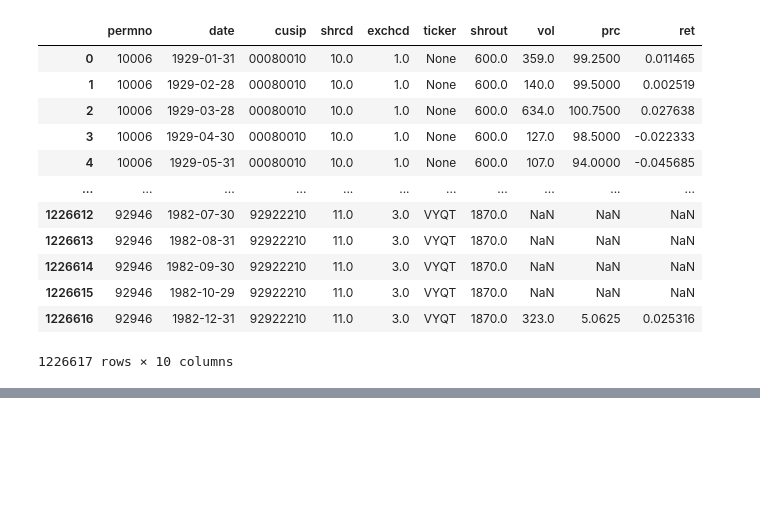
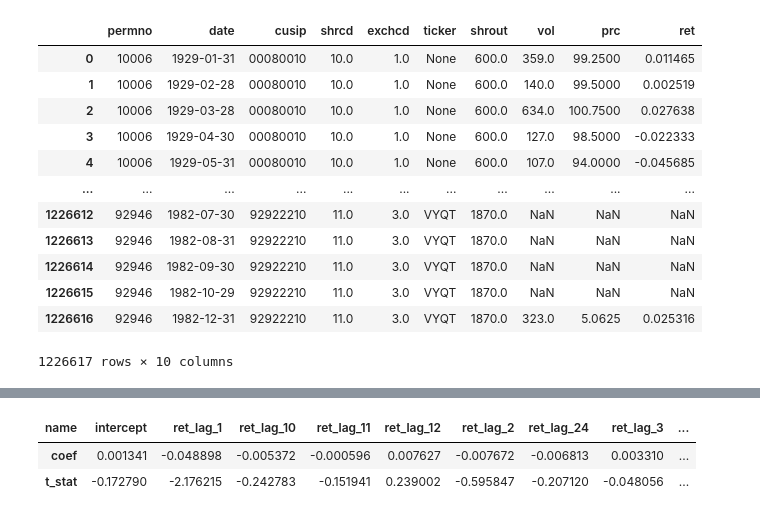
Before and after one commit to andrewhall1124/pairs_trading, a Jupyter notebook: research/notebooks/exp_reversal.ipynb, the cells around one changed output, grey strips where cells are left out. Saved outputs shown, nothing was run; the diff lists cells and outputs as text; code cells hidden in the pictures; blank space fills up the shorter version.

```diff
--- a/research/notebooks/exp_reversal.ipynb
+++ b/research/notebooks/exp_reversal.ipynb
@@ -161,0 +143,6 @@ results_df
+# %%
+combined[['name','coef', 't_stat']].groupby("name").mean().T
+# %% [output]
+| name | intercept | ret_lag_1 | ret_lag_10 | ret_lag_11 | ret_lag_12 | ret_lag_2 | ret_lag_24 | ret_lag_3 | ... |
+| coef | 0.001341 | -0.048898 | -0.005372 | -0.000596 | 0.007627 | -0.007672 | -0.006813 | 0.003310 | ... |
+| t_stat | -0.172790 | -2.176215 | -0.242783 | -0.151941 | 0.239002 | -0.595847 | -0.207120 | -0.048056 | ... |
```
Also changed, not shown: parts of 4 cells of this notebook.
